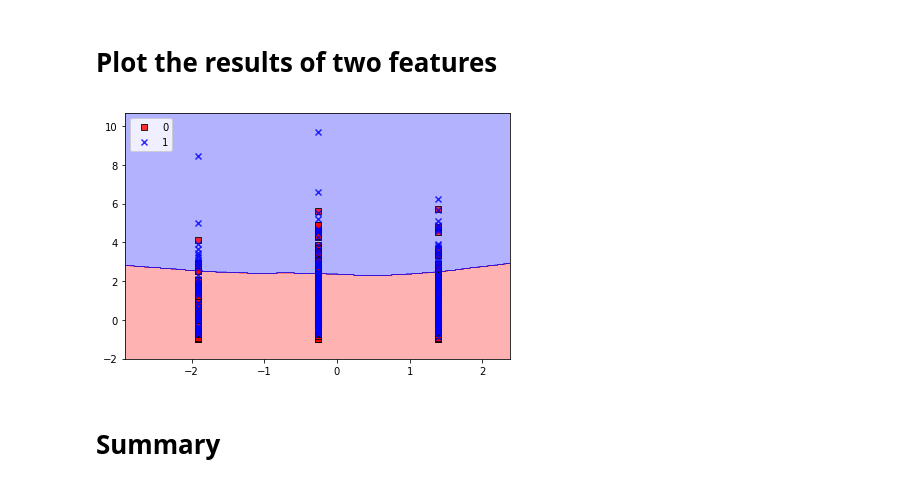
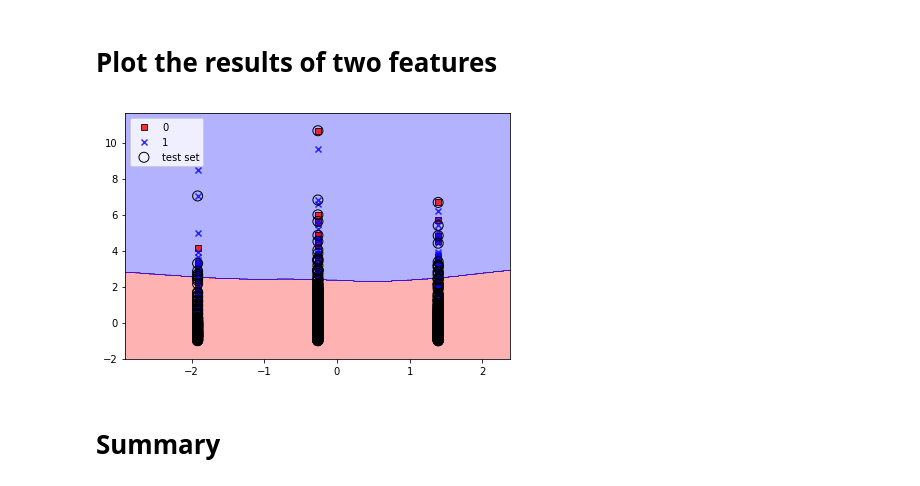
Before and after one commit to AtomMe/PHBS_TQFML, a Jupyter notebook: HW/bank_marketing.ipynb, the cells around one changed output. Cells and saved outputs as stored; diff of their text form; code cells hidden in the pictures.

```diff
--- a/HW/bank_marketing.ipynb
+++ b/HW/bank_marketing.ipynb
@@ -537,14 +537,16 @@ Features: ['job' 'marital' 'default' 'balance' 'housing' 'loan' 'day' 'month'
 # %% [markdown]
 # Plot the results of two features
 # %%
-plot_decision_regions(X_train_std[:, k2], y_train,
+X_combined_std = np.vstack((X_train_std[:, k2], X_test_std[:, k2]))
+y_combined = np.hstack((y_train, y_test))
+plot_decision_regions(X=X_combined_std, y=y_combined,test_idx=range(int(0.7*len(y_combined)), len(y_combined)),
                       classifier=knn)
 
 plt.legend(loc='upper left')
 plt.tight_layout()
 #plt.savefig('images/03_14.png', dpi=300)
 plt.show()
 # %% [output]
-[figure, old version]
+[figure, new version]
 # %% [markdown]
 # Summary
```
Also changed, not shown: parts of 1 cell of this notebook.
